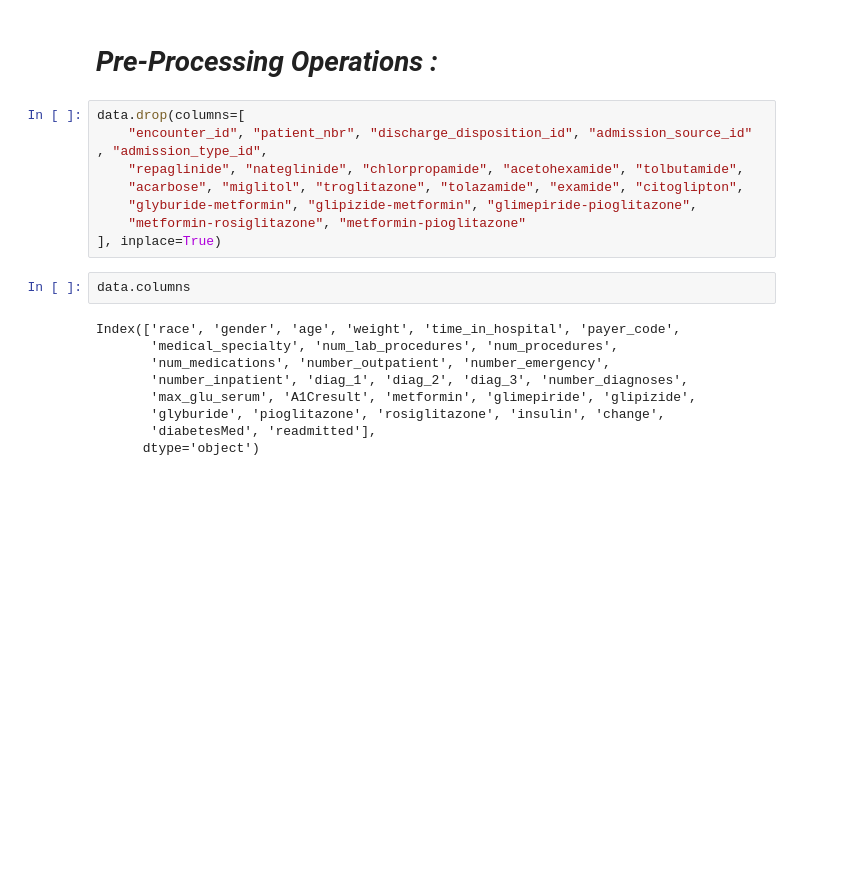
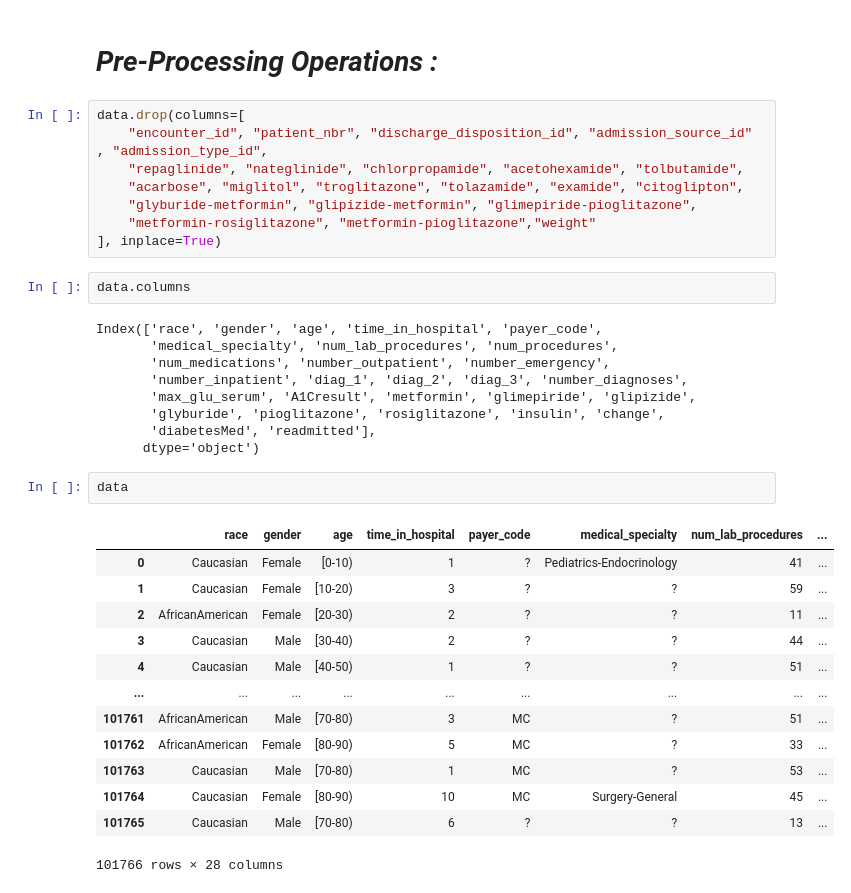
Before and after one commit to TarekkMU1911/AI-Agent-Diabetes-Diagnosis, a Jupyter notebook: Notebooks/eda/UCI_Dataset_Preprocessing.ipynb, the cells around one changed output. Saved outputs shown, nothing was run; the diff lists cells and outputs as text; blank space fills up the shorter version.

```diff
--- a/Notebooks/UCI_Dataset_Preprocessing.ipynb
+++ b/Notebooks/eda/UCI_Dataset_Preprocessing.ipynb
@@ -304,12 +394,12 @@ data.drop(columns=[
     "repaglinide", "nateglinide", "chlorpropamide", "acetohexamide", "tolbutamide",
     "acarbose", "miglitol", "troglitazone", "tolazamide", "examide", "citoglipton",
     "glyburide-metformin", "glipizide-metformin", "glimepiride-pioglitazone",
-    "metformin-rosiglitazone", "metformin-pioglitazone"
+    "metformin-rosiglitazone", "metformin-pioglitazone","weight"
 ], inplace=True)
 # %%
 data.columns
 # %% [output]
-Index(['race', 'gender', 'age', 'weight', 'time_in_hospital', 'payer_code',
+Index(['race', 'gender', 'age', 'time_in_hospital', 'payer_code',
        'medical_specialty', 'num_lab_procedures', 'num_procedures',
        'num_medications', 'number_outpatient', 'number_emergency',
        'number_inpatient', 'diag_1', 'diag_2', 'diag_3', 'number_diagnoses',
@@ -317,3 +407,19 @@ Index(['race', 'gender', 'age', 'weight', 'time_in_hospital', 'payer_code',
        'glyburide', 'pioglitazone', 'rosiglitazone', 'insulin', 'change',
        'diabetesMed', 'readmitted'],
       dtype='object')
+# %%
+data
+# %% [output]
+|  | race | gender | age | time_in_hospital | payer_code | medical_specialty | num_lab_procedures | ... |
+| 0 | Caucasian | Female | [0-10) | 1 | ? | Pediatrics-Endocrinology | 41 | ... |
+| 1 | Caucasian | Female | [10-20) | 3 | ? | ? | 59 | ... |
+| 2 | AfricanAmerican | Female | [20-30) | 2 | ? | ? | 11 | ... |
+| 3 | Caucasian | Male | [30-40) | 2 | ? | ? | 44 | ... |
+| 4 | Caucasian | Male | [40-50) | 1 | ? | ? | 51 | ... |
+| ... | ... | ... | ... | ... | ... | ... | ... | ... |
+| 101761 | AfricanAmerican | Male | [70-80) | 3 | MC | ? | 51 | ... |
+| 101762 | AfricanAmerican | Female | [80-90) | 5 | MC | ? | 33 | ... |
+| 101763 | Caucasian | Male | [70-80) | 1 | MC | ? | 53 | ... |
+| 101764 | Caucasian | Female | [80-90) | 10 | MC | Surgery-General | 45 | ... |
+| 101765 | Caucasian | Male | [70-80) | 6 | ? | ? | 13 | ... |
+101766 rows × 28 columns
```
Also changed, not shown: parts of 10 cells of this notebook.
